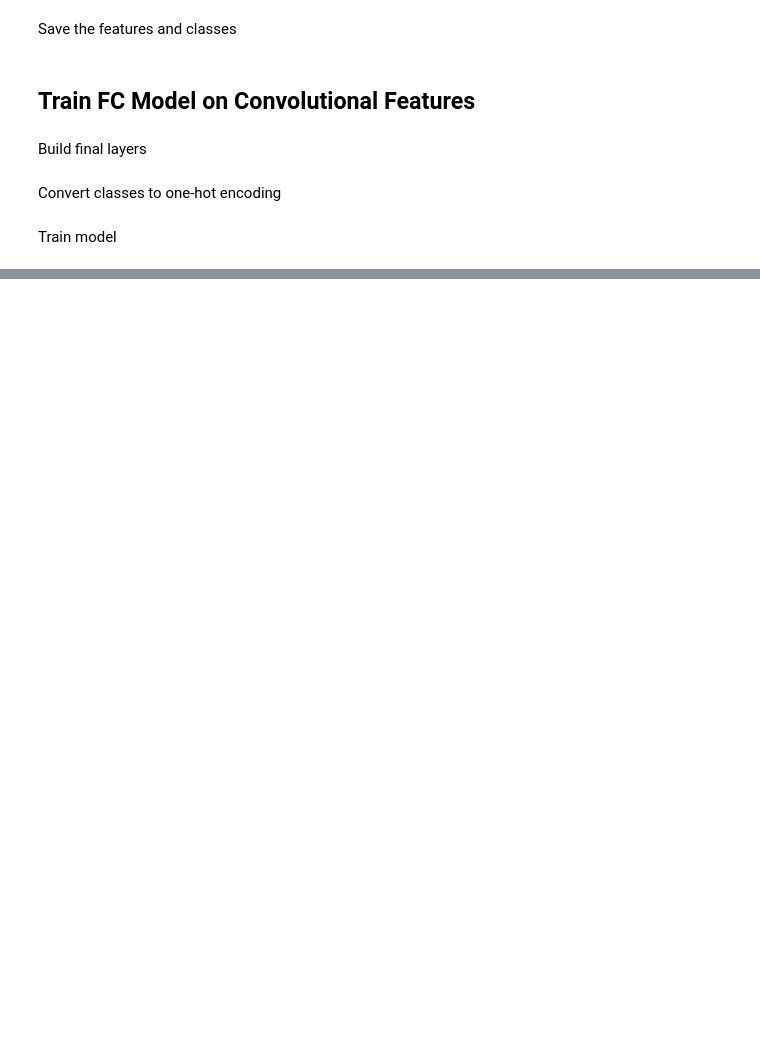
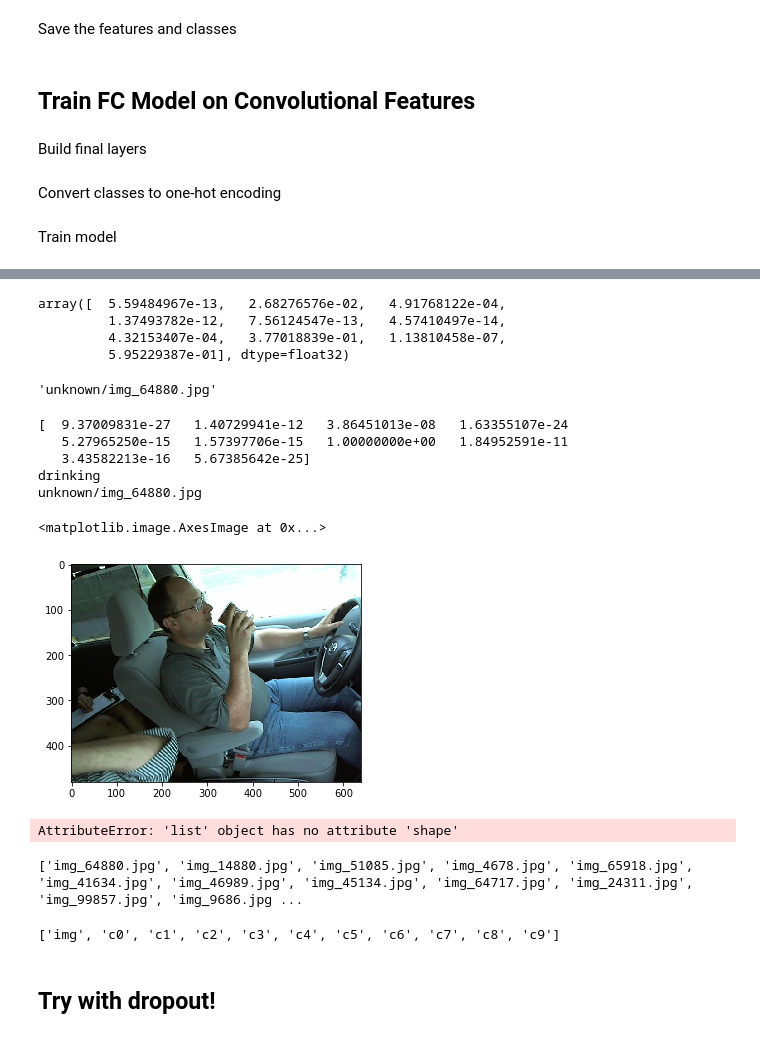
Before and after one commit to iandreariley/fast-ai-exercises, a Jupyter notebook: cnn/Distracted_Driver_Finetune_Precomputed.ipynb, the cells around one changed output, grey strips where cells are left out. Drawn from its saved outputs; the diff is of its cells as text; code cells hidden in the pictures; blank space fills up the shorter version.

```diff
--- a/cnn/Distracted_Driver_Finetune_Precomputed.ipynb
+++ b/cnn/Distracted_Driver_Finetune_Precomputed.ipynb
@@ -152,0 +169,4 @@ _________________________________________________________________
+# %%
+test_dir = '../../data/distracted_drivers/test/'
+test_gen = image.ImageDataGenerator()
+test_batches = test_gen.flow_from_directory(test_dir, target_size=(224, 224), shuffle=False)
@@ -152,0 +175,4 @@ _________________________________________________________________
+# %%
+predictions = model.predict_generator(
+    test_batches,
+    steps=math.ceil(test_batches.n / test_batches.batch_size))
@@ -152,0 +185,2 @@ _________________________________________________________________
+# %%
+fnames = test_batches.filenames
@@ -152,0 +189,54 @@ _________________________________________________________________
+# %%
+predictions[1]
+# %% [output]
+array([  5.59484967e-13,   2.68276576e-02,   4.91768122e-04,
+         1.37493782e-12,   7.56124547e-13,   4.57410497e-14,
+         4.32153407e-04,   3.77018839e-01,   1.13810458e-07,
+         5.95229387e-01], dtype=float32)
+# %%
+fnames[0]
+# %% [output]
+'unknown/img_64880.jpg'
+# %%
+classes = [
+    'safe driving',
+    'texting - right',
+    'talking on the phone - right',
+    'texting - left',
+    'talking on the phone - left',
+    'operating the radio',
+    'drinking',
+    'reaching behind',
+    'hair and makeup',
+    'talking to passenger'
+]
+# %%
+import matplotlib.pyplot as plt
+import scipy
+n = 0
+print(predictions[n])
+print(classes[np.argmax(predictions[n])])
+print(fnames[n])
+plt.imshow(scipy.ndimage.imread(os.path.join(test_dir, fnames[n])))
+# %% [output]
+[  9.37009831e-27   1.40729941e-12   3.86451013e-08   1.63355107e-24
+   5.27965250e-15   1.57397706e-15   1.00000000e+00   1.84952591e-11
+   3.43582213e-16   5.67385642e-25]
+drinking
+unknown/img_64880.jpg
+<matplotlib.image.AxesImage at 0x...>
+[figure, added]
+# %%
+fnames.shape
+# %% [output]
+AttributeError: 'list' object has no attribute 'shape'
+# %%
+image_ids = np.array([fname.split('/')[-1] for fname in fnames])
+header = ['img'] + ['c{0}'.format(i) for i in range(10)]
+print(image_ids.tolist())
+# %% [output]
+['img_64880.jpg', 'img_14880.jpg', 'img_51085.jpg', 'img_4678.jpg', 'img_65918.jpg', 'img_41634.jpg', 'img_46989.jpg', 'img_45134.jpg', 'img_64717.jpg', 'img_24311.jpg', 'img_99857.jpg', 'img_9686.jpg ...
+# %%
+print(header)
+# %% [output]
+['img', 'c0', 'c1', 'c2', 'c3', 'c4', 'c5', 'c6', 'c7', 'c8', 'c9']
@@ -152,0 +251,2 @@ _________________________________________________________________
+# %% [markdown]
+## Try with dropout!
```
Also changed, not shown: parts of 34 cells of this notebook.
